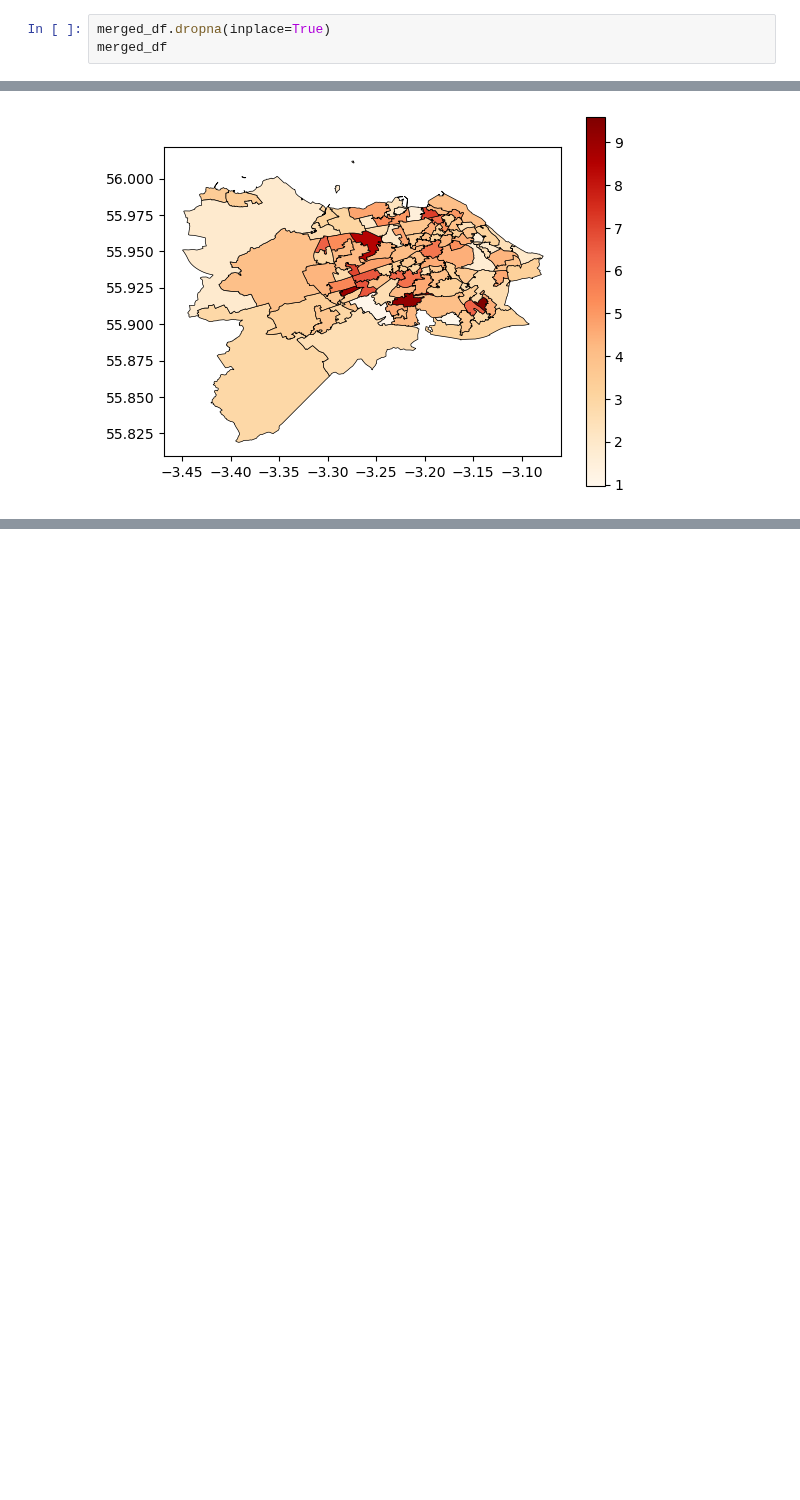
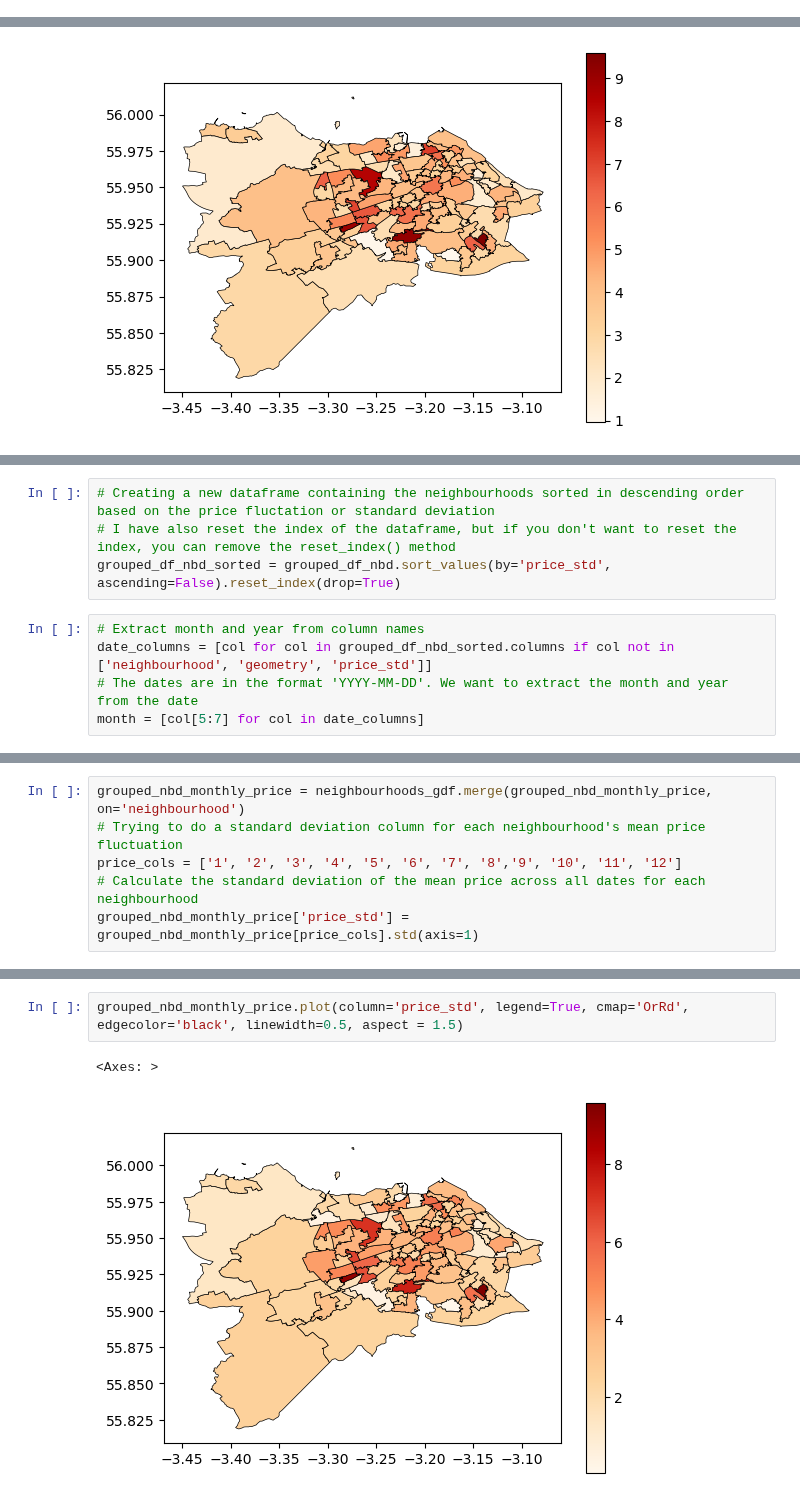
Before and after one commit to Arnesh997/FDS-Airbnb, a Jupyter notebook: main_3_arnesh_1.ipynb, the cells around one changed output, grey strips where cells are left out. Saved outputs shown, nothing was run; the diff lists cells and outputs as text; blank space fills up the shorter version.

```diff
--- a/main_3_arnesh_1.ipynb
+++ b/main_3_arnesh_1.ipynb
@@ -197,6 +197,3 @@ merged_df
 | 5277 | 25.0 | 25.0 | 20.0 | 20.0 | 20.0 | 20.0 | 20.0 | 25.0 | ... |
 | 5278 | 150.0 | 150.0 | 150.0 | 100.0 | 100.0 | 100.0 | 100.0 | 150.0 | ... |
 2919 rows × 370 columns
-# %%
-merged_df.dropna(inplace=True)
-merged_df
@@ -344,0 +327,9 @@ grouped_df_nbd.plot(column='price_std', legend=True, cmap='OrRd', edgecolor='bla
+# %%
+# Creating a new dataframe containing the neighbourhoods sorted in descending order based on the price fluctation or standard deviation
+# I have also reset the index of the dataframe, but if you don't want to reset the index, you can remove the reset_index() method
+grouped_df_nbd_sorted = grouped_df_nbd.sort_values(by='price_std', ascending=False).reset_index(drop=True)
+# %%
+# Extract month and year from column names
+date_columns = [col for col in grouped_df_nbd_sorted.columns if col not in ['neighbourhood', 'geometry', 'price_std']]
+# The dates are in the format 'YYYY-MM-DD'. We want to extract the month and year from the date
+month = [col[5:7] for col in date_columns]
@@ -344,0 +390,6 @@ grouped_df_nbd.plot(column='price_std', legend=True, cmap='OrRd', edgecolor='bla
+# %%
+grouped_nbd_monthly_price = neighbourhoods_gdf.merge(grouped_nbd_monthly_price, on='neighbourhood')
+# Trying to do a standard deviation column for each neighbourhood's mean price fluctuation
+price_cols = ['1', '2', '3', '4', '5', '6', '7', '8','9', '10', '11', '12']
+# Calculate the standard deviation of the mean price across all dates for each neighbourhood
+grouped_nbd_monthly_price['price_std'] = grouped_nbd_monthly_price[price_cols].std(axis=1)
@@ -344,0 +412,5 @@ grouped_df_nbd.plot(column='price_std', legend=True, cmap='OrRd', edgecolor='bla
+# %%
+grouped_nbd_monthly_price.plot(column='price_std', legend=True, cmap='OrRd', edgecolor='black', linewidth=0.5, aspect = 1.5)
+# %% [output]
+<Axes: >
+[figure, added]
```
Also changed, not shown: parts of 11 cells of this notebook, 1 other file.
